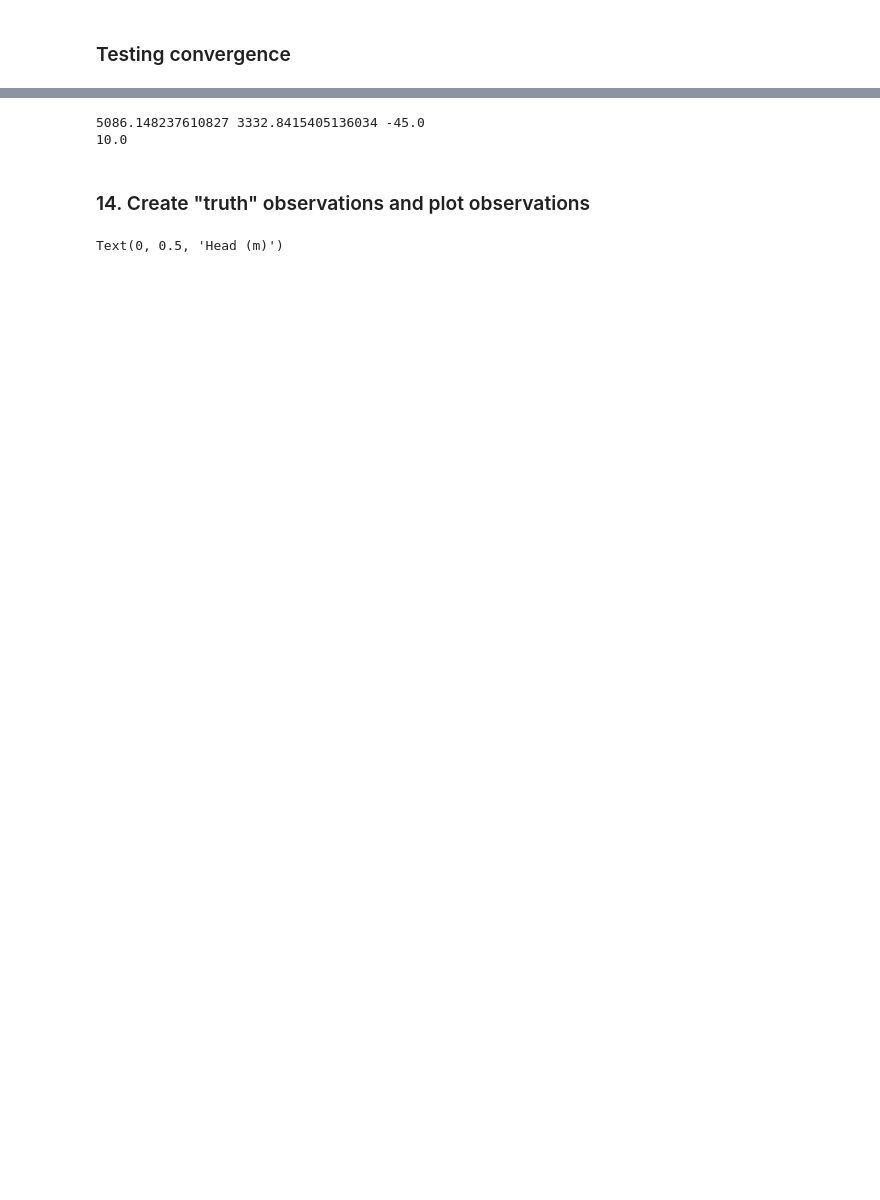
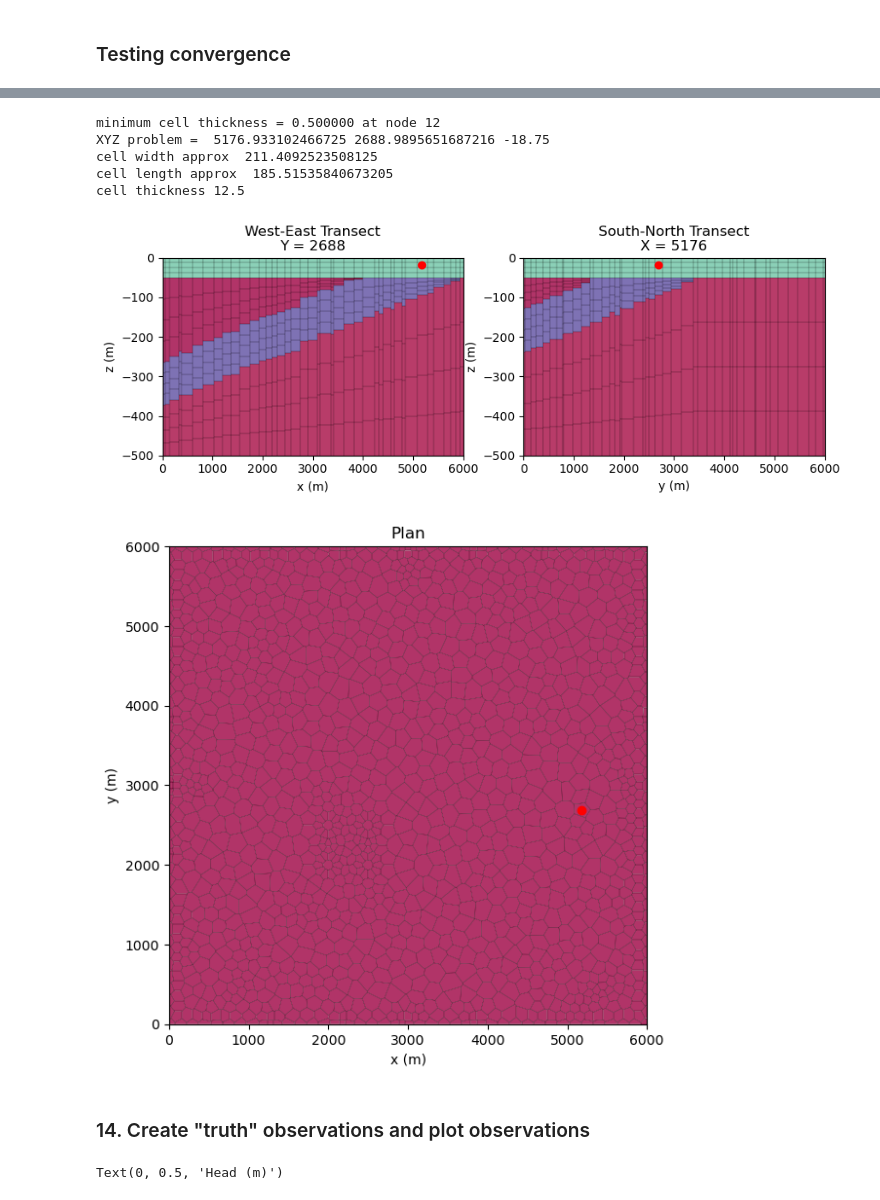
Before and after one commit to kerrybardot/loop_to_flopy, a Jupyter notebook: scripts/04 inverse_modelling_pinchout.ipynb, the cells around one changed output, grey strips where cells are left out. Drawn from its saved outputs; the diff is of its cells as text; code cells hidden in the pictures; blank space fills up the shorter version.

```diff
--- a/scripts/04 inverse_modelling_pinchout.ipynb
+++ b/scripts/04 inverse_modelling_pinchout.ipynb
@@ -279,0 +289,3 @@ multiplot_prop_transect(P, models = [T], array = 'angle2_disu', X0=P.x0, Y0=P.y0
+# %%
+sim = flopy.mf6.MFSimulation.load(sim_name = 'sim', sim_ws = '../modelfiles')
+gwf = sim.get_model('test')
@@ -311,15 +347,31 @@ def plot_problem_cell(P, M, array, X, Y, Z, vmin = None, vmax = None): # array n
 # %%
-T.gwf.modelgrid.thick.min()
-node = 6181-1
+node = 2731-1
+
+print("minimum cell thickness = %f at node %i" %(T.gwf.modelgrid.thick.min(), T.gwf.modelgrid.thick[node]))
+
 X = T.gwf.modelgrid.xyzcellcenters[0][node]
 Y = T.gwf.modelgrid.xyzcellcenters[1][node]
 Z = T.gwf.modelgrid.xyzcellcenters[2][0][node]
-print(X,Y,Z)
-print(T.gwf.modelgrid.thick[node])
-#plot_problem_cell(P, T, array = 'lith', X=X, Y=Y, Z=Z)
+print("XYZ problem = ", X,Y,Z)
+
+xv = T.gwf.modelgrid.xyzvertices[0][node]
+yv = T.gwf.modelgrid.xyzvertices[1][node]
+zv_top = T.gwf.modelgrid.xyzvertices[2][0][node]
+zv_bot = T.gwf.modelgrid.xyzvertices[2][1][node]
+xv, yv, zv_top, zv_bot
+print('cell width approx ', max(xv) - min(xv))
+print('cell length approx ', max(yv) - min(yv))
+print('cell thickness', zv_top - zv_bot)
+
+plot_problem_cell(P, T.gwf, X=X, Y=Y, Z=Z)
 # %% [output]
-5086.148237610827 3332.8415405136034 -45.0
-10.0
+minimum cell thickness = 0.500000 at node 12
+XYZ problem =  5176.933102466725 2688.9895651687216 -18.75
+cell width approx  211.4092523508125
+cell length approx  185.51535840673205
+cell thickness 12.5
+[figure, added]
+[figure, added]
 # %% [markdown]
 ### 14. Create "truth" observations and plot observations
 # %%
```
Also changed, not shown: parts of 32 cells of this notebook, 1 other file.
